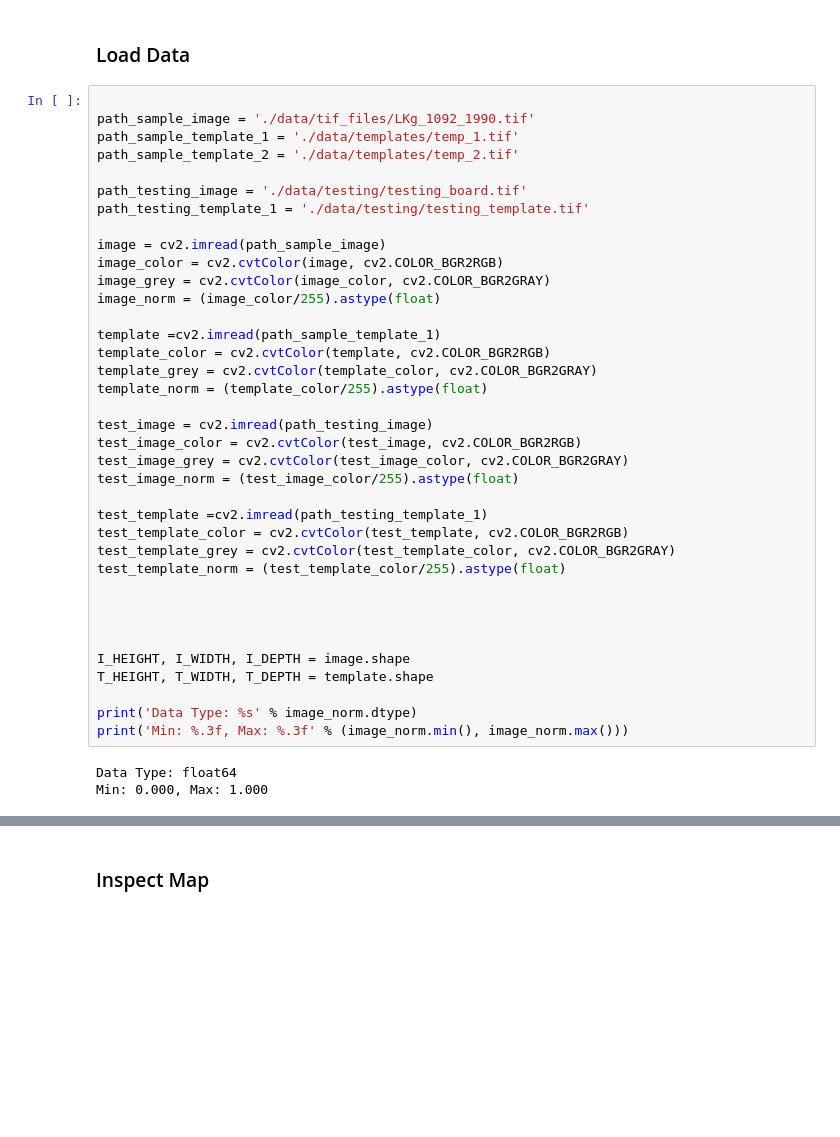
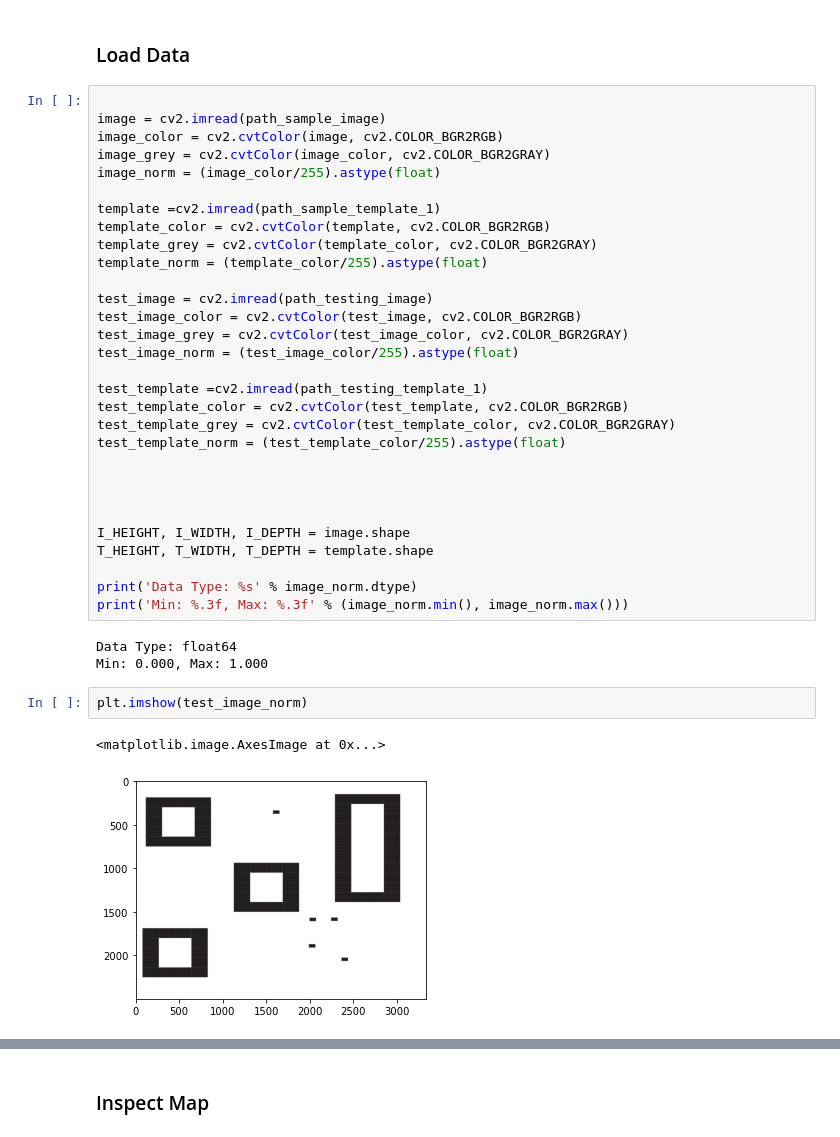
Before and after one commit to justinfmccarty/22spring_templatematching_carto, a Jupyter notebook: rl_method/notebooks/00_simple_environment.ipynb, the cells around one changed output, grey strips where cells are left out. Drawn from its saved outputs; the diff is of its cells as text; blank space fills up the shorter version.

```diff
--- a/rl_method/notebooks/00_simple_environment.ipynb
+++ b/rl_method/notebooks/00_simple_environment.ipynb
@@ -122,13 +183,6 @@ ax.add_patch(p)
 # %% [markdown]
 ### Load Data
 # %%
-
-path_sample_image = './data/tif_files/LKg_1092_1990.tif'
-path_sample_template_1 = './data/templates/temp_1.tif'
-path_sample_template_2 = './data/templates/temp_2.tif'
-
-path_testing_image = './data/testing/testing_board.tif'
-path_testing_template_1 = './data/testing/testing_template.tif'
 
 image = cv2.imread(path_sample_image)
 image_color = cv2.cvtColor(image, cv2.COLOR_BGR2RGB)
@@ -161,3 +215,8 @@ print('Min: %.3f, Max: %.3f' % (image_norm.min(), image_norm.max()))
 # %% [output]
 Data Type: float64
 Min: 0.000, Max: 1.000
+# %%
+plt.imshow(test_image_norm)
+# %% [output]
+<matplotlib.image.AxesImage at 0x...>
+[figure, added]
```
Also changed, not shown: parts of 29 cells of this notebook, 3 other files.
